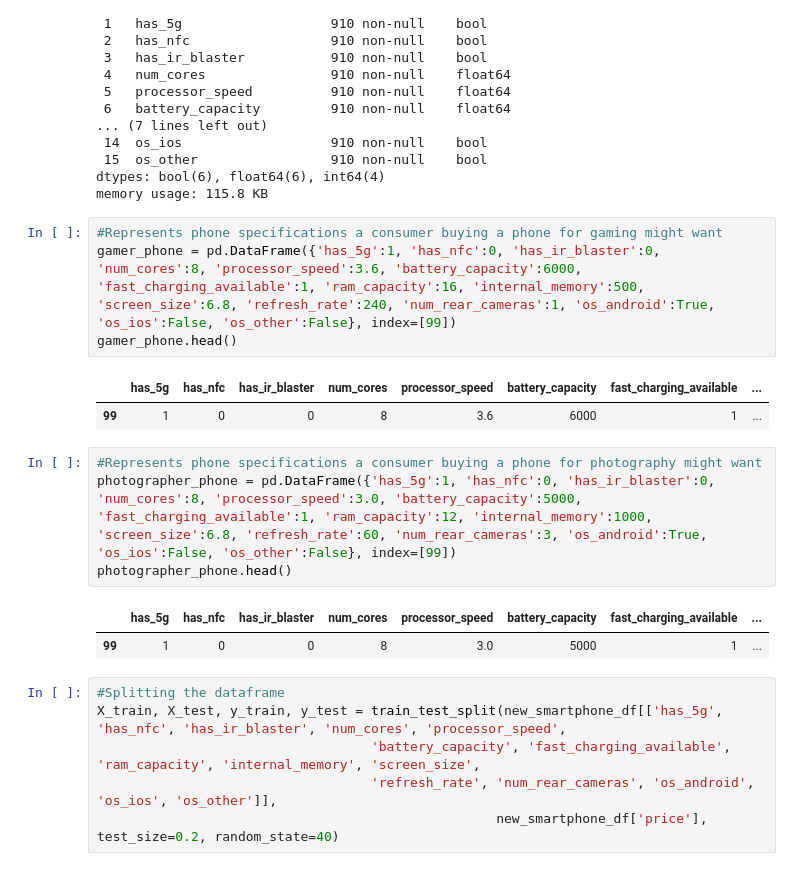
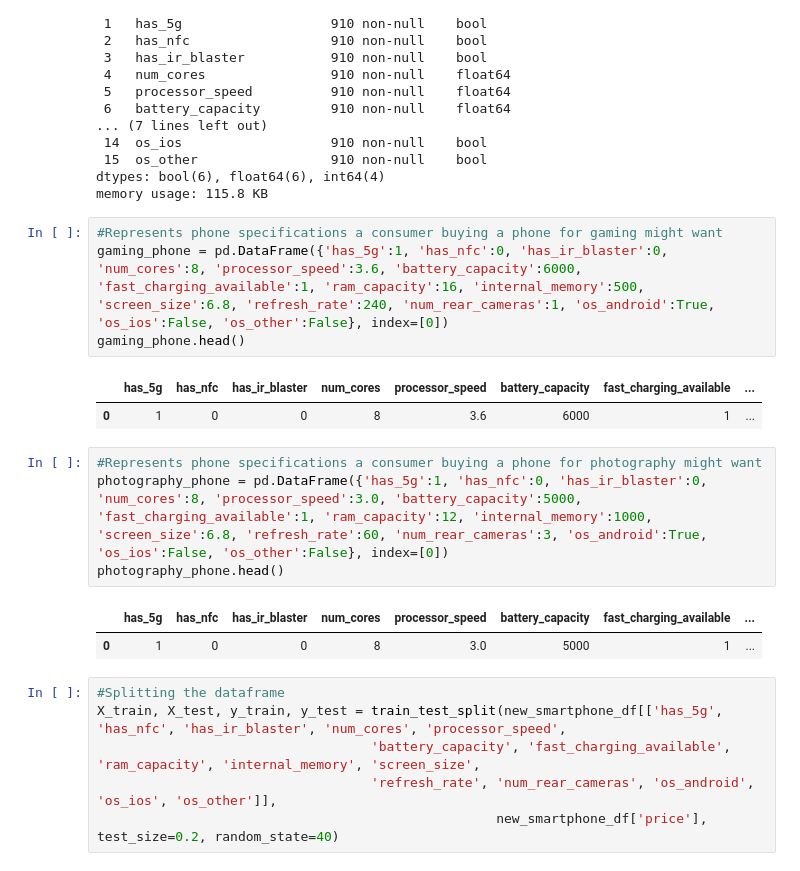
Before and after one commit to JasonRahimi2/INST414_Project, a Jupyter notebook: SemesterProjectINST414.ipynb, the cells around one changed output. Drawn from its saved outputs; the diff is of its cells as text.

```diff
--- a/SemesterProjectINST414.ipynb
+++ b/SemesterProjectINST414.ipynb
@@ -159,18 +175,18 @@ dtypes: bool(6), float64(6), int64(4)
 memory usage: 115.8 KB
 # %%
 #Represents phone specifications a consumer buying a phone for gaming might want
-gamer_phone = pd.DataFrame({'has_5g':1, 'has_nfc':0, 'has_ir_blaster':0, 'num_cores':8, 'processor_speed':3.6, 'battery_capacity':6000, 'fast_charging_available':1, 'ram_capacity':16, 'internal_memory':500, 'screen_size':6.8, 'refresh_rate':240, 'num_rear_cameras':1, 'os_android':True, 'os_ios':False, 'os_other':False}, index=[99])
-gamer_phone.head()
+gaming_phone = pd.DataFrame({'has_5g':1, 'has_nfc':0, 'has_ir_blaster':0, 'num_cores':8, 'processor_speed':3.6, 'battery_capacity':6000, 'fast_charging_available':1, 'ram_capacity':16, 'internal_memory':500, 'screen_size':6.8, 'refresh_rate':240, 'num_rear_cameras':1, 'os_android':True, 'os_ios':False, 'os_other':False}, index=[0])
+gaming_phone.head()
 # %% [output]
 |  | has_5g | has_nfc | has_ir_blaster | num_cores | processor_speed | battery_capacity | fast_charging_available | ... |
-| 99 | 1 | 0 | 0 | 8 | 3.6 | 6000 | 1 | ... |
+| 0 | 1 | 0 | 0 | 8 | 3.6 | 6000 | 1 | ... |
 # %%
 #Represents phone specifications a consumer buying a phone for photography might want
-photographer_phone = pd.DataFrame({'has_5g':1, 'has_nfc':0, 'has_ir_blaster':0, 'num_cores':8, 'processor_speed':3.0, 'battery_capacity':5000, 'fast_charging_available':1, 'ram_capacity':12, 'internal_memory':1000, 'screen_size':6.8, 'refresh_rate':60, 'num_rear_cameras':3, 'os_android':True, 'os_ios':False, 'os_other':False}, index=[99])
-photographer_phone.head()
+photography_phone = pd.DataFrame({'has_5g':1, 'has_nfc':0, 'has_ir_blaster':0, 'num_cores':8, 'processor_speed':3.0, 'battery_capacity':5000, 'fast_charging_available':1, 'ram_capacity':12, 'internal_memory':1000, 'screen_size':6.8, 'refresh_rate':60, 'num_rear_cameras':3, 'os_android':True, 'os_ios':False, 'os_other':False}, index=[0])
+photography_phone.head()
 # %% [output]
 |  | has_5g | has_nfc | has_ir_blaster | num_cores | processor_speed | battery_capacity | fast_charging_available | ... |
-| 99 | 1 | 0 | 0 | 8 | 3.0 | 5000 | 1 | ... |
+| 0 | 1 | 0 | 0 | 8 | 3.0 | 5000 | 1 | ... |
 # %%
 #Splitting the dataframe
 X_train, X_test, y_train, y_test = train_test_split(new_smartphone_df[['has_5g', 'has_nfc', 'has_ir_blaster', 'num_cores', 'processor_speed',
```
Also changed, not shown: parts of 17 cells of this notebook.
